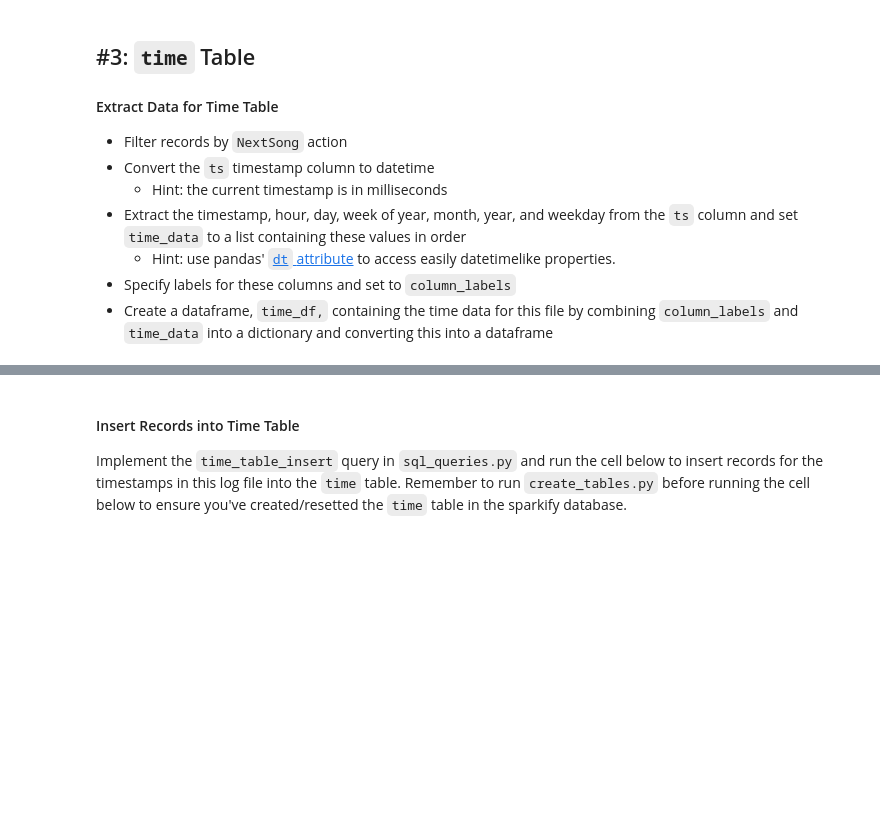
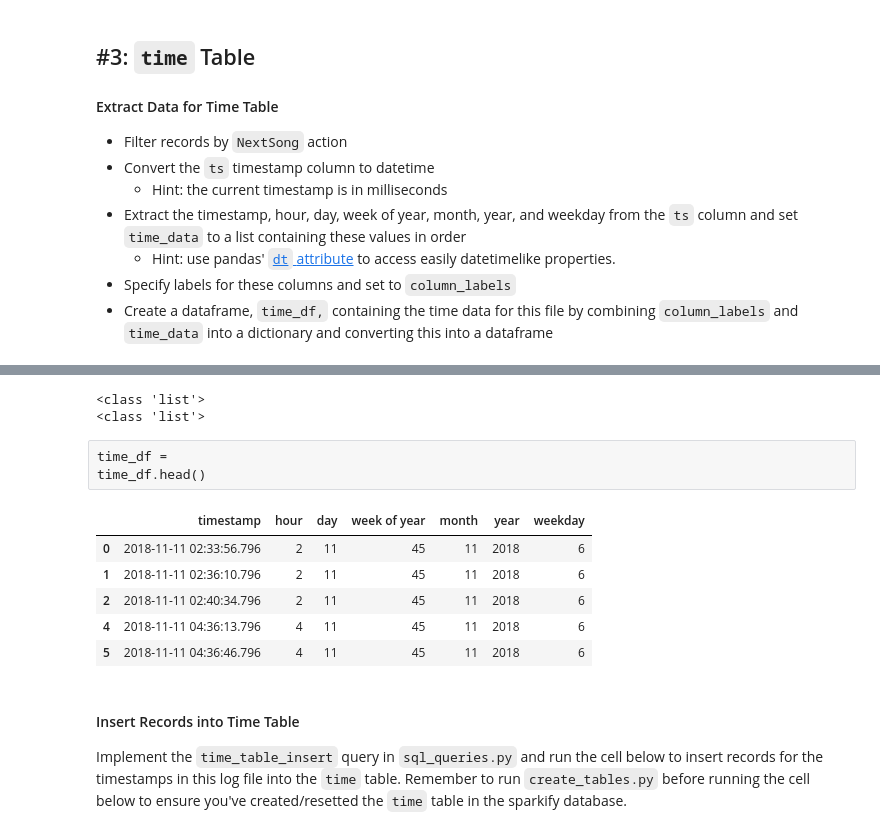
Before and after one commit to risarora/Udacity-Data-Engineering-Nanodegree, a Jupyter notebook: Project 1 Data Modeling with Postgres/etl.ipynb, the cells around one changed output, grey strips where cells are left out. Saved outputs shown, nothing was run; the diff lists cells and outputs as text; code cells hidden in the pictures; blank space fills up the shorter version.

```diff
--- a/Project 1 Data Modeling with Postgres/etl.ipynb
+++ b/Project 1 Data Modeling with Postgres/etl.ipynb
@@ -174,6 +170,7 @@ df.head()
 # %%
 df = pd.read_json(filepath, lines=True)
-df.head(2)
+df = df[df['page']=='NextSong'] # Next Song
+df.head(2) # df.query("page == 'NextSong'")
 # %% [output]
 |  | artist | auth | firstName | gender | itemInSession | lastName | length | level | location | method | ... |
 | 0 | Frumpies | Logged In | Anabelle | F | 0 | Simpson | 134.47791 | free | Philadelphia-Camden-Wilmington, P... | PUT | ... |
@@ -204,3 +177,0 @@ ts_cols=['timestamp', 'hour', 'day', 'week of year', 'month', 'year',  'weekday'
-# %%
-df =
-df.head()
@@ -207,3 +181,3 @@ df.head()
 # %%
-t =
+t = pd.to_datetime(df['ts'], unit='ms')
 t.head()
@@ -216,3 +194,31 @@ time_df.head()
+# %%
+time_data = list((t, t.dt.hour, t.dt.day, t.dt.weekofyear, t.dt.month, t.dt.year, t.dt.weekday))
+column_labels=['timestamp', 'hour', 'day', 'week of year', 'month', 'year', 'weekday']
+# %%
+print(type(time_data))
+print(type(column_labels))
+# %% [output]
+<class 'list'>
+<class 'list'>
+# %% [raw]
+time_df =
+time_df.head()
+# %%
+a = list(zip(column_labels, time_data))
+#a = list(a)
+#print(a)
+a = dict(zip(column_labels, time_data))
+#print(a)
+
+time_df = pd.DataFrame.from_dict(dict(zip(column_labels, time_data)))
+time_df.head()
+# %% [output]
+|  | timestamp | hour | day | week of year | month | year | weekday |
+| 0 | 2018-11-11 02:33:56.796 | 2 | 11 | 45 | 11 | 2018 | 6 |
+| 1 | 2018-11-11 02:36:10.796 | 2 | 11 | 45 | 11 | 2018 | 6 |
+| 2 | 2018-11-11 02:40:34.796 | 2 | 11 | 45 | 11 | 2018 | 6 |
+| 4 | 2018-11-11 04:36:13.796 | 4 | 11 | 45 | 11 | 2018 | 6 |
+| 5 | 2018-11-11 04:36:46.796 | 4 | 11 | 45 | 11 | 2018 | 6 |
 # %% [markdown]
 #### Insert Records into Time Table
 Implement the `time_table_insert` query in `sql_queries.py` and run the cell below to insert records for the timestamps in this log file into the `time` table. Remember to run `create_tables.py` before running the cell below to ensure you've created/resetted the `time` table in the sparkify database.
```
Also changed, not shown: parts of 27 cells of this notebook, 2 other files.
